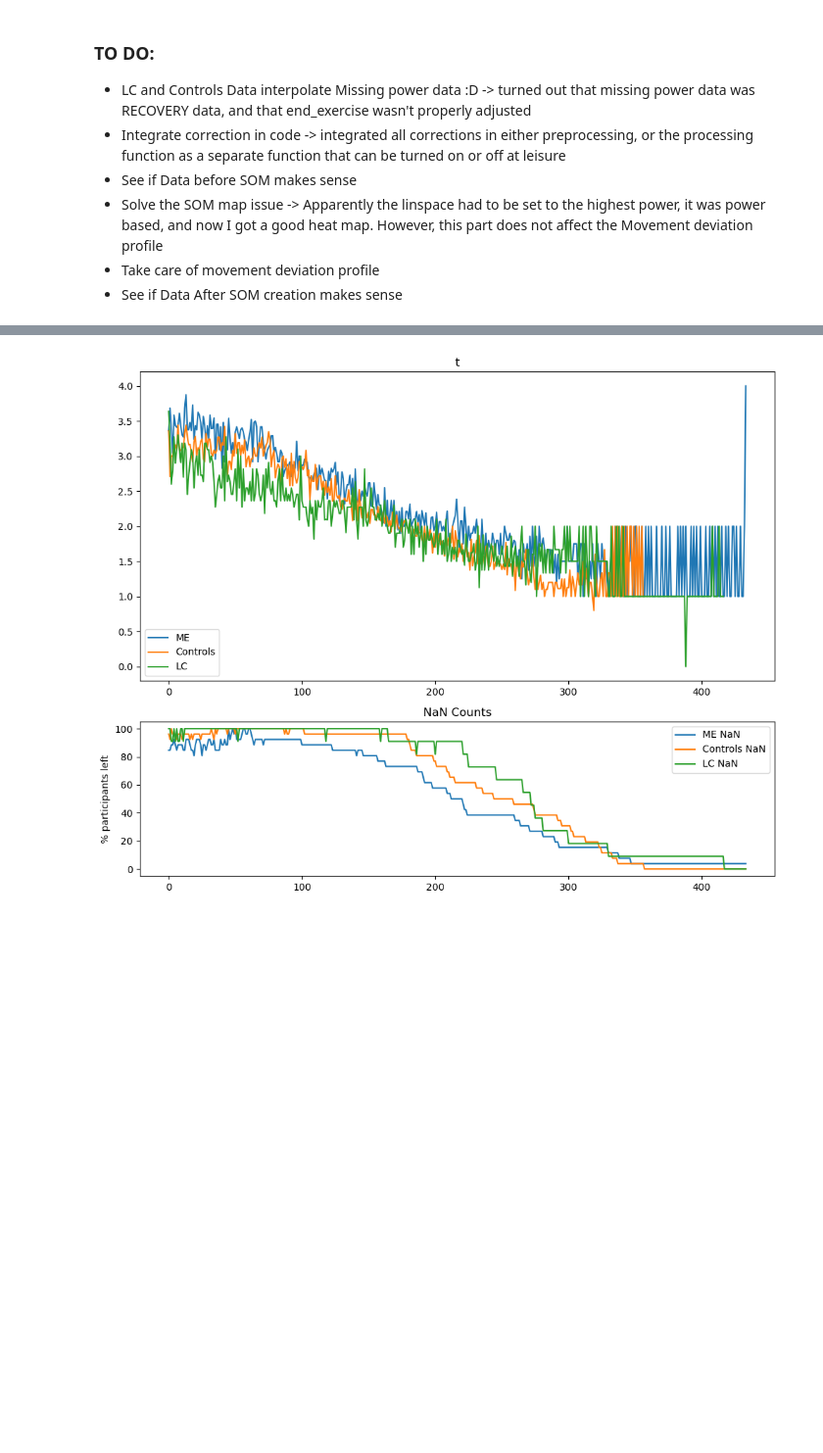
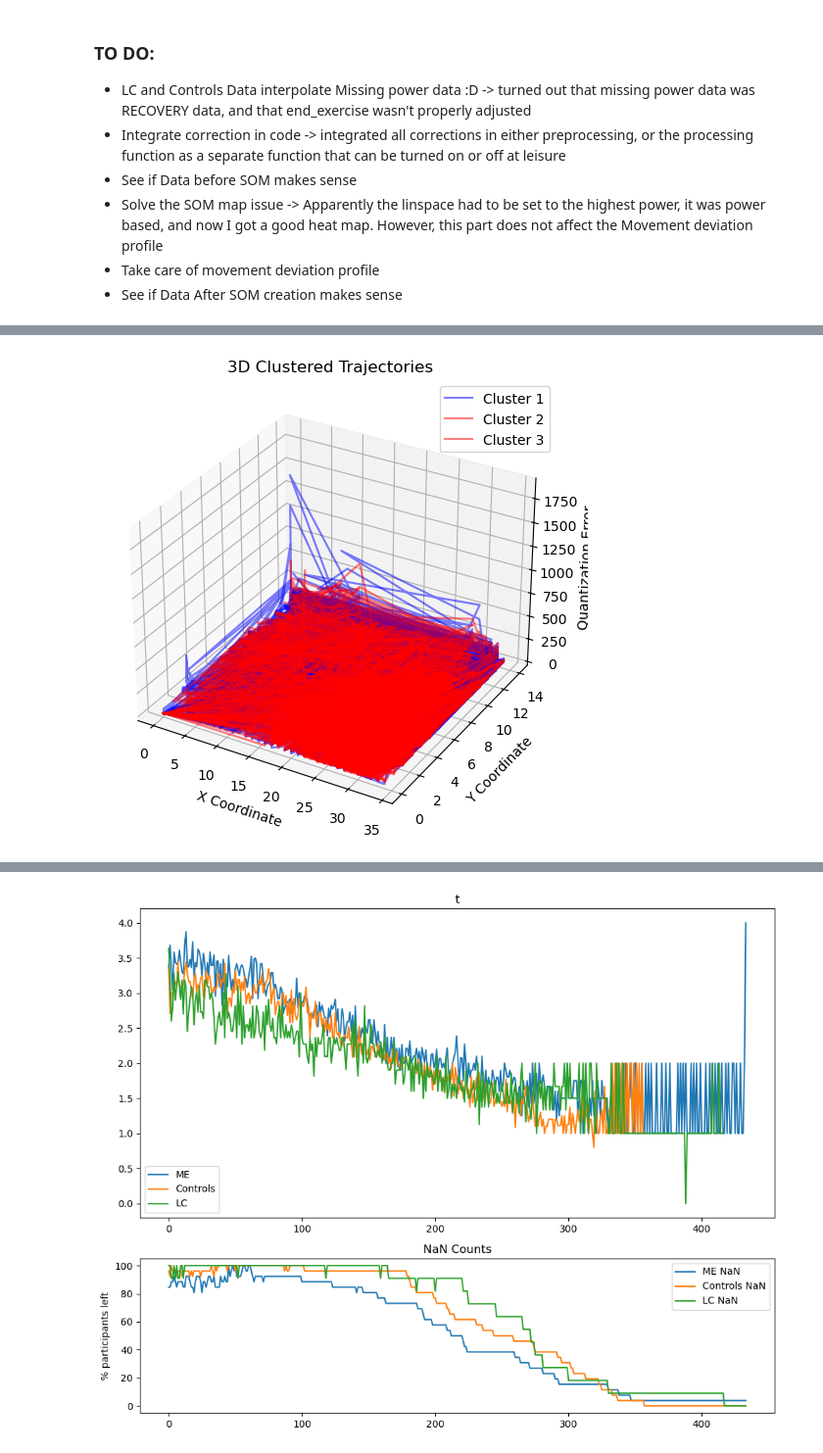
Before and after one commit to githubtijn2002/Thesis, a Jupyter notebook: 3_prepatory.ipynb, the cells around one changed output, grey strips where cells are left out. Shown at 98% size. Saved outputs shown, nothing was run; the diff lists cells and outputs as text; code cells hidden in the pictures; blank space fills up the shorter version.

```diff
--- a/3_prepatory.ipynb
+++ b/3_prepatory.ipynb
@@ -273,0 +315,96 @@ len(sData_controls['data']) / 26
+# %%
+ ### CLUSTER the data based on the bmus
+data_cl_controls = np.reshape(Traj_train_coord[:,0:3],(26, 434,3))
+data_cl_LC = np.reshape(Traj_LC_coord[:,0:3],(10, 434,3))
+data_cl_ME = np.reshape(Traj_ME_coord[:,0:3],(26, 434, 3))
+
+# Combine data along the first axis (vertical concatenation)
+combined_data = np.concatenate((data_cl_controls, data_cl_LC, data_cl_ME), axis=0)
+
+# Reshape data for clustering
+flattened_data = combined_data.reshape(combined_data.shape[0], -1)
+
+# Initialize K-means model
+kmeans = KMeans(n_clusters=2, random_state=0)
+
+# Fit K-means model to flattened data
+kmeans.fit(flattened_data)
+
+# Get cluster labels
+cluster_labels = kmeans.labels_
+
+# Separate indices of data1 and data2
+num_data_controls = data_cl_controls.shape[0]
+num_data_LC = data_cl_LC.shape[0]
+num_data_ME = data_cl_ME.shape[0]
+
+
+# Create arrays to store indices of data1 and data2 in each cluster
+data_controls_clusters = np.zeros(num_data_controls, dtype=int)  # Array to store cluster labels for Controls
+data_LC_clusters = np.zeros(num_data_LC, dtype=int)  # Array to store cluster labels for LC
+data_ME_clusters = np.zeros(num_data_ME, dtype=int) # Array to store cluster labels for ME
+
+
+
+# Assign cluster labels to data1
+data_controls_clusters[cluster_labels[:num_data_controls] == 0] = 1  # Assign cluster 1 to trajectories in data1
+data_controls_clusters[cluster_labels[:num_data_controls] == 1] = 2  # Assign cluster 2 to trajectories in data1
+#data_controls_clusters[cluster_labels[:num_data_controls] == 2] = 3
+
+
+# Assign cluster labels to data2
+data_LC_clusters[cluster_labels[num_data_controls:num_data_controls+num_data_LC] == 0] = 1 # Assign cluster 1 to trajectories in data_LC
+data_LC_clusters[cluster_labels[num_data_controls:num_data_controls+num_data_LC] == 1] = 2 # Assign cluster 1 to trajectories in data_LC
+data_LC_clusters[cluster_labels[num_data_controls:num_data_controls+num_data_LC] == 2] = 3 # Assign cluster 1 to trajectories in data_LC
+
+data_ME_clusters[cluster_labels[num_data_controls+num_data_LC:] == 0] = 1 # Assign cluster 1 to trajectories in data_ME
+data_ME_clusters[cluster_labels[num_data_controls+num_data_LC] == 1] = 2 # Assign cluster 1 to trajectories in data_ME
+data_ME_clusters[cluster_labels[num_data_controls+num_data_LC] == 2] = 3 # Assign cluster 1 to trajectories in data_ME
+
+
+# Combine the cluster labels into a single array
+cluster_assignment = np.concatenate((data_controls_clusters, data_LC_clusters, data_ME_clusters))
+
+fig = plt.figure(figsize=(10, 6))
+ax = fig.add_subplot(111, projection='3d')
+
+# Plot data1 trajectories
+for i in range(num_data_controls):
+    if cluster_assignment[i] == 1:
+        ax.plot(data_cl_controls[i, :, 0], data_cl_controls[i, :, 1], data_cl_controls[i, :, 2], color='blue', alpha=0.5, label='Cluster 1' if i == 0 else '')
+    elif cluster_assignment[i] == 2:
+        ax.plot(data_cl_controls[i, :, 0], data_cl_controls[i, :, 1], data_cl_controls[i, :, 2], color='red', alpha=0.5, label='Cluster 2' if i == 0 else '')
+    elif cluster_assignment[i] == 3:
+        ax.plot(data_cl_controls[i, :, 0], data_cl_controls[i, :, 1], data_cl_controls[i, :, 2], color='red', alpha=0.5, label='Cluster 2' if i == 0 else '')
+
+# Plot data2 trajectories
+for i in range(num_data_LC):
+    index = i + num_data_controls
+    if cluster_assignment[index] == 1:
+        ax.plot(data_cl_LC[i, :, 0], data_cl_LC[i, :, 1], data_cl_LC[i, :, 2], color='red', alpha=0.5, label='Cluster 2' if i == 0 else '')
+    elif cluster_assignment[index] == 2:
+        ax.plot(data_cl_LC[i, :, 0], data_cl_LC[i, :, 1], data_cl_LC[i, :, 2], color='red', alpha=0.5, label='Cluster 2' if i == 0 else '')
+    elif cluster_assignment[index] == 3:
+        ax.plot(data_cl_LC[i, :, 0], data_cl_LC[i, :, 1], data_cl_LC[i, :, 2], color='red', alpha=0.5, label='Cluster 2' if i == 0 else '')
+
+for i in range(num_data_ME):
+    index = i + num_data_controls +num_data_LC
+    if cluster_assignment[index] == 1:
+        ax.plot(data_cl_ME[i, :, 0], data_cl_ME[i, :, 1], data_cl_ME[i, :, 2], color='red', alpha=0.5, label='Cluster 3' if i == 0 else '')
+    elif cluster_assignment[index] == 2:
+        ax.plot(data_cl_ME[i, :, 0], data_cl_ME[i, :, 1], data_cl_ME[i, :, 2], color='red', alpha=0.5, label='Cluster 3' if i == 0 else '')
+    elif cluster_assignment[index] == 3:
+        ax.plot(data_cl_ME[i, :, 0], data_cl_ME[i, :, 1], data_cl_ME[i, :, 2], color='red', alpha=0.5, label='Cluster 3' if i == 0 else '')
+
+plt.title('3D Clustered Trajectories')
+ax.set_xlabel('X Coordinate')
+ax.set_ylabel('Y Coordinate')
+ax.set_zlabel('Quantization Error')
+plt.legend()
+plt.grid(True)
+handles, labels = ax.get_legend_handles_labels()
+unique_labels = dict(zip(labels, handles))
+ax.legend(unique_labels.values(), unique_labels.keys())
+plt.show()
+# %% [output]
+[figure, added]
```
Also changed, not shown: parts of 17 cells of this notebook, 2 other files.
